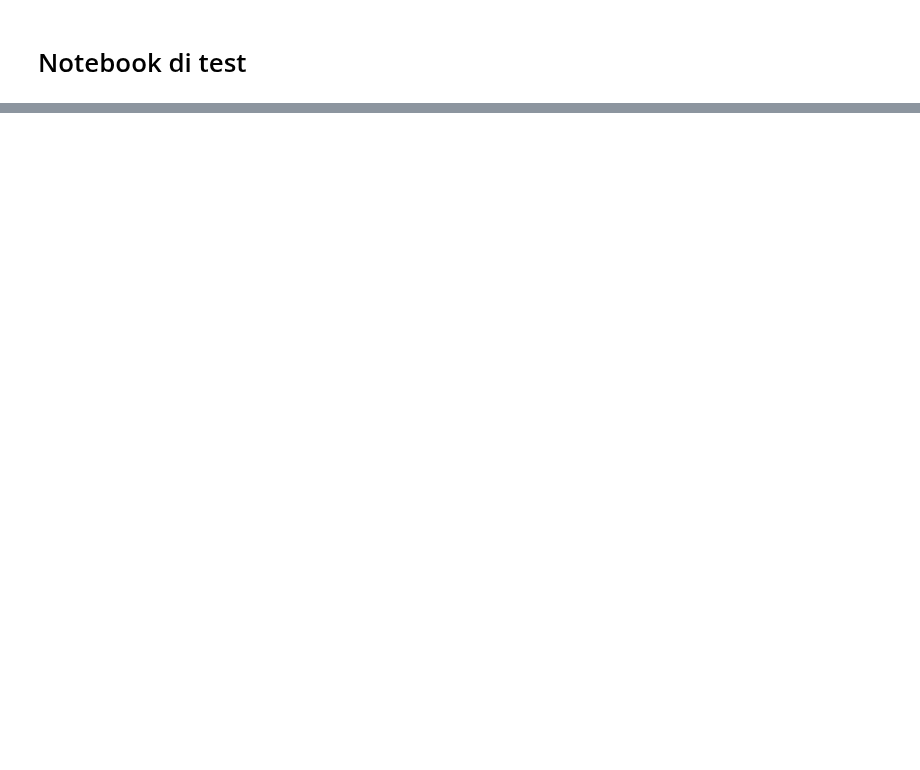
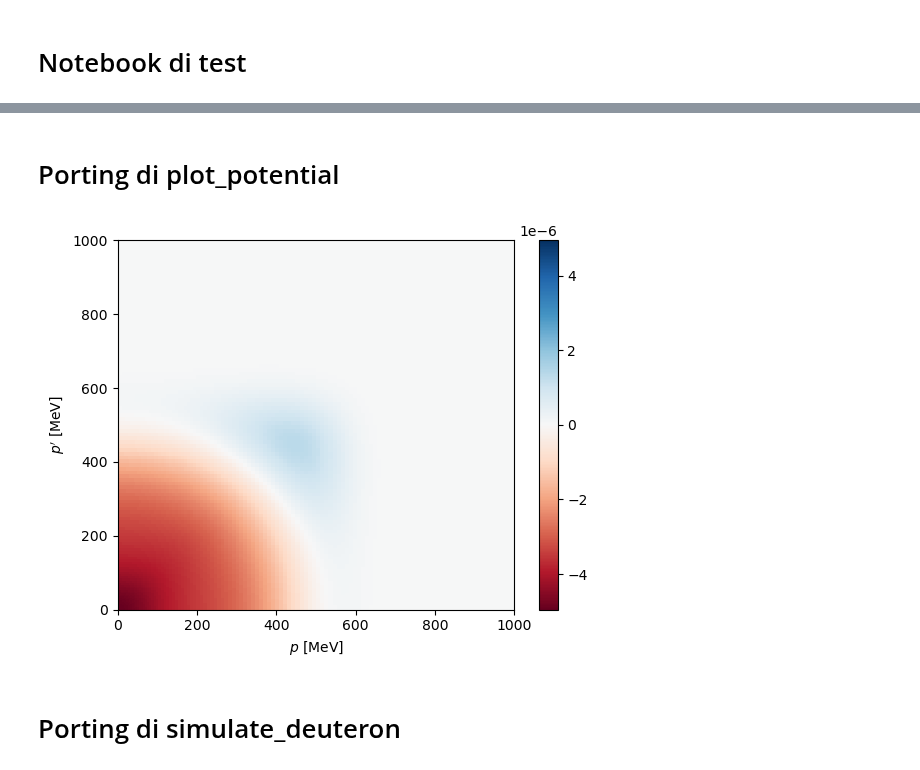
Before and after one commit to Lvetto/lmd_forza_nucleare, a Jupyter notebook: test.ipynb, the cells around one changed output, grey strips where cells are left out. Drawn from its saved outputs; the diff is of its cells as text; code cells hidden in the pictures; blank space fills up the shorter version.

Commit message:
Riscritti gli esempi e completata la prima run emcee

```diff
--- a/test.ipynb
+++ b/test.ipynb
@@ -86 +134,56 @@ Tlab = 350 MeV
+# %% [markdown]
+# Porting di plot_potential
+# %%
+# Vogliamo studiare l'interazione nucleone-nucleone nel caso particolare del deutone.
+
+# Come prima, inizializziamo nn_studio:
+nn = nn_studio.nn_studio(jmin=0,jmax=1,tzmin=0,tzmax=0,Np=150,mesh_type="gauleg_finite")
+# Il parametro mesh_type ha due sole opzioni: "gauleg_infinite" per prendere l'intervallo di momenti [0,+inf) e che è il default,
+# oppure questo "gauleg_finite" che usiamo qui.
+# In particolare la prima opzione è usata per studiare lo scattering, mentre la seconda per studiare gli stati legati, quale il deutone.
+
+# Come prima, inizializziamo il potenziale:
+potential = chiral_potential.two_nucleon_potential("NLO",Lambda=500.0)
+
+# Come prima, passiamo il potenziale:
+nn.V = potential
+
+# Come prima, passiamo i valori nominali dei parametri del modello:
+nn.lecs = lec_values.nlo_lecs
+
+
+# Dalla teoria della fisica nucleare, sappiamo che il deutone non ha stati eccitati, essendo debolmente legato.
+# I numeri quantici del ground state sono J=1, S=1, L=0,2. In particolare, la miscela è al 96% L=0 e al 4% L=2.
+idx, selected_channel = nn.lookup_channel_idx(l=0,ll=0,s=1,j=1)
+# L'esempio in cartella è per (l=0,ll=0,s=0,j=0), che è un canale possibile per lo scattering (o tra due nucleoni
+# di un nucleo più grande) ma è proibito in realtà per il deutone.
+
+# Quello che vogliamo concettualmente fare in primo luogo è tracciare il potenziale in funzione dei momenti dei due nucleoni.
+# Ci aspettiamo che per bassi momenti i due nucleoni riescano a legarsi, mentre oltre a una certa soglia di energia cinetica totale dei due
+# il sistema si sleghi.
+# Questo potenziale lo disegneremo a mo' di heatmap: per farlo, dovremmo calcolare valori del potenziale
+# per tante combinazioni di momenti, e quindi ottenere una matrice di valori. nn_studio fa proprio questo, e lo fa così:
+_, potential_matrix = nn.setup_Vmtx(selected_channel[0])
+# Va passato il primo elemento di selected_channel, anche se provando a stamparlo in realtà corrisponde comunque a tutti i casi.
+# Il metodo qui usato in realtà restituisce prima la matrice di potenziale definita a blocchi per tutti i casi del canale, e po un array in cui
+# ogni elemento coincide con la matrice di uno dei casi. Questo canale ha 4 casi di cui solo il primo coincide effettivamente con l=0, ll=0.
+# La densità della matrice, e quindi la risoluzione della mappa, è data dal valore di Np che abbiamo deciso in precedenza.
+
+# Procediamo a graficare:
+mtx = potential_matrix[0] # prendiamo solo il primo canale su quattro
+pp, p = np.meshgrid(nn.pmesh, nn.pmesh) # dove con pp indichiamo p'
+z_min, z_max = -np.abs(mtx).max(), np.abs(mtx).max()
+
+fig, ax = plt.subplots()
+c = ax.pcolormesh(p, pp, mtx, cmap="RdBu", vmin=z_min, vmax=z_max)
+fig.colorbar(c, ax=ax)
+ax.set_xlabel(r"$p$ [MeV]")
+ax.set_ylabel(r"$p'$ [MeV]")
+plt.show()
+# Nota che in realtà non è che il resto del grafico sia necessariamente bianco, è che col cut-off che introduciamo molti
+# di quei valori non vengono calcolati nemmeno.
+# %% [output]
+[figure, added]
+# %% [markdown]
+# Porting di simulate_deuteron
 # %%
```
Also changed, not shown: parts of 14 cells of this notebook, 1 other file.
